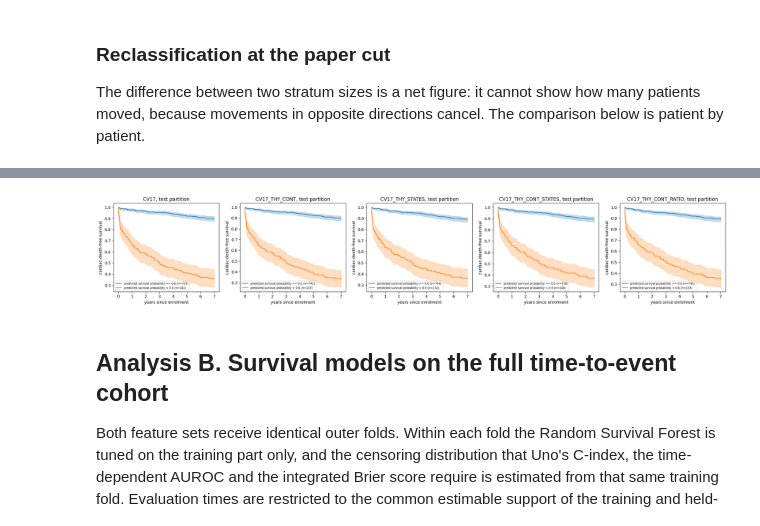
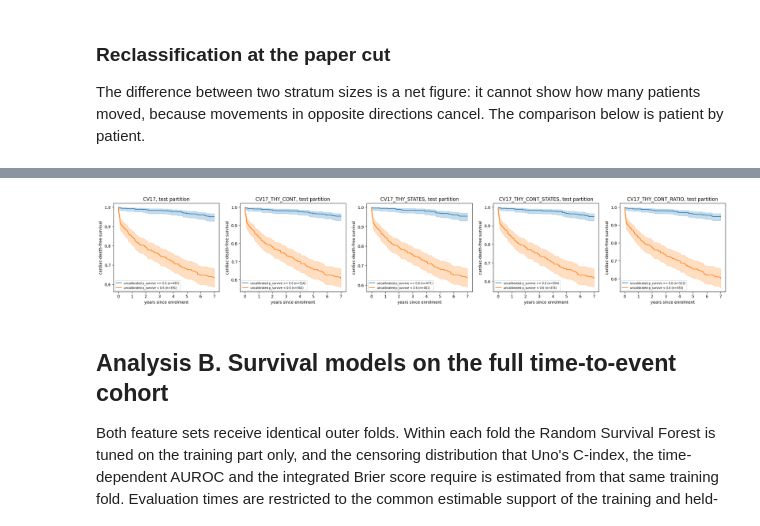
Before and after one commit to ilegul/ml4cad, a Jupyter notebook: 5_survival_analysis.ipynb, the cells around one changed output, grey strips where cells are left out. Drawn from its saved outputs; the diff is of its cells as text; code cells hidden in the pictures.

```diff
--- a/5_survival_analysis.ipynb
+++ b/5_survival_analysis.ipynb
@@ -59,6 +63,7 @@ def indicator(feature_set, candidate="paper"):
     name = f"h{int(HORIZON)}_{feature_set}_{candidate}"
     test = train.load_test_predictions(name)
     frame = surv.indicator_frame(test, strict, HORIZON)
+    frame["p_survive_raw"] = 1.0 - frame["proba_raw"]
     valid = utils.read_frame(config.PRED_DIR / f"{name}_valid.csv")
     return frame, float(valid["p_survive"].median())
 
@@ -93,7 +98,9 @@ rows = []
 for feature_set, frame in frames.items():
     rows.append({"feature_set": feature_set,
                  **surv.km_stratify(frame, config.PAPER_SURVIVAL_CUT,
-                                    "paper value, fixed a priori", HORIZON)})
+                                    "paper value on the uncalibrated "
+                                    "scale, fixed a priori", HORIZON,
+                                    score_col="p_survive_raw")})
     rows.append({"feature_set": feature_set,
                  **surv.km_stratify(frame, median_cuts[feature_set],
                                     "median of the validation population",
@@ -162,11 +169,11 @@ base = frames[config.PRIMARY_BASELINE]
 for feature_set, frame in frames.items():
     if feature_set == config.PRIMARY_BASELINE:
         continue
-    merged = base[[config.ID_COL, "p_survive"]].merge(
-        frame[[config.ID_COL, "p_survive"]], on=config.ID_COL,
+    merged = base[[config.ID_COL, "p_survive_raw"]].merge(
+        frame[[config.ID_COL, "p_survive_raw"]], on=config.ID_COL,
         suffixes=("_base", "_other"), validate="one_to_one")
-    high_base = merged["p_survive_base"] >= config.PAPER_SURVIVAL_CUT
-    high_other = merged["p_survive_other"] >= config.PAPER_SURVIVAL_CUT
+    high_base = merged["p_survive_raw_base"] >= config.PAPER_SURVIVAL_CUT
+    high_other = merged["p_survive_raw_other"] >= config.PAPER_SURVIVAL_CUT
     rows.append({
         "thyroid_set": feature_set,
         "n": len(merged),
@@ -190,24 +197,24 @@ reclassification
 # %%
 fig, axes = plt.subplots(1, len(frames), figsize=(5.5 * len(frames), 4),
                          squeeze=False)
 for ax, (feature_set, frame) in zip(axes[0], frames.items()):
-    high = frame["p_survive"] >= config.PAPER_SURVIVAL_CUT
+    high = frame["p_survive_raw"] >= config.PAPER_SURVIVAL_CUT
     kmf = KaplanMeierFitter()
-    for label, mask in [("predicted survival probability >= 0.6", high),
-                        ("predicted survival probability < 0.6", ~high)]:
+    for label, mask in [("uncalibrated p_survive >= 0.6", high),
+                        ("uncalibrated p_survive < 0.6", ~high)]:
         if mask.sum() == 0:
             continue
         kmf.fit(frame.loc[mask, "surv_time"], frame.loc[mask, "surv_event"],
                 label=f"{label} (n={int(mask.sum())})")
         kmf.plot_survival_function(ax=ax, ci_show=True)
     ax.set_title(f"{feature_set}, test partition")
     ax.set_xlabel("years since enrolment")
     ax.set_ylabel("cardiac-death-free survival")
     ax.legend(fontsize=7)
 utils.save_fig(fig, "indicator_kaplan_meier")
 plt.show()
 # %% [output]
-[figure, old version]
+[figure, new version]
 # %% [markdown]
 ## Analysis B. Survival models on the full time-to-event cohort
 
```
Also changed, not shown: parts of 6 cells of this notebook, 36 other files.
